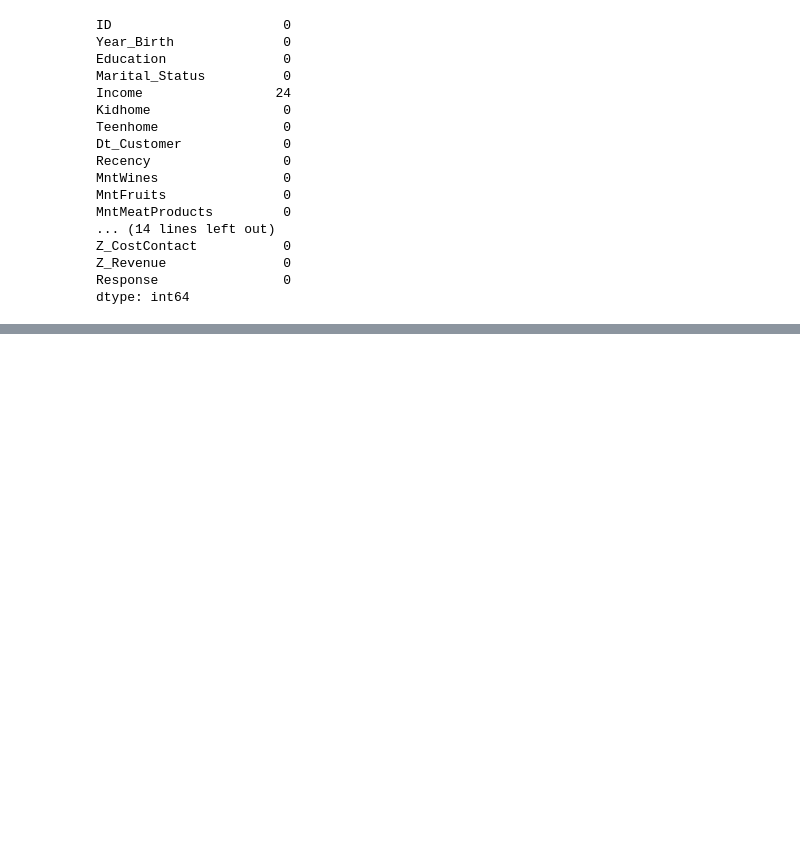
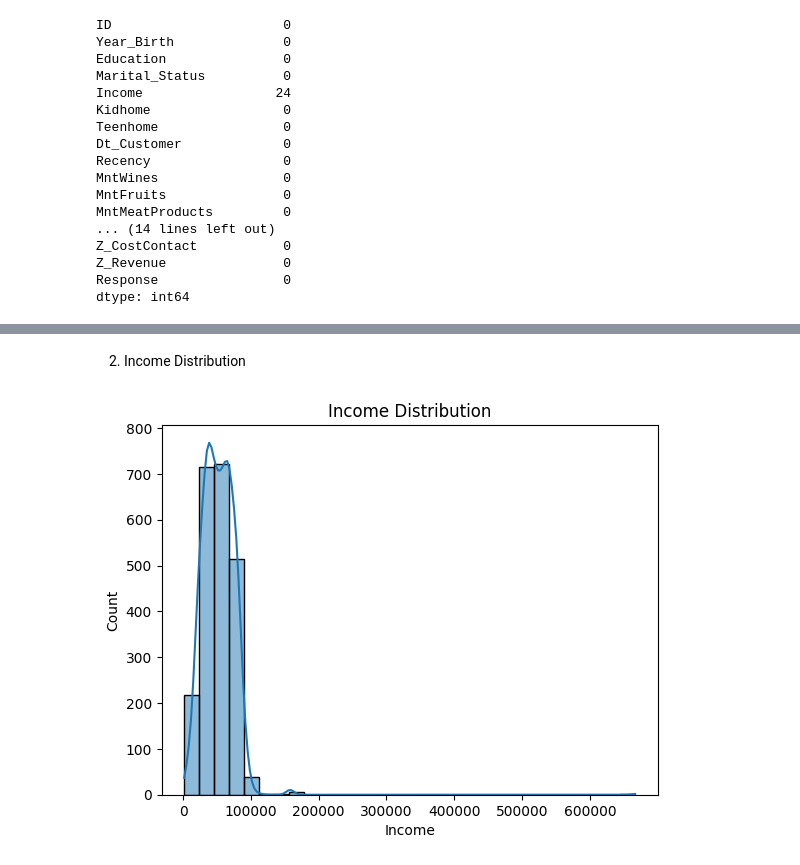
Before and after one commit to SundeepChaluvadi/Customer-Segmentation-Project, a Jupyter notebook: Analysis_Model.ipynb, the cells around one changed output, grey strips where cells are left out. Drawn from its saved outputs; the diff is of its cells as text; code cells hidden in the pictures; blank space fills up the shorter version.

```diff
--- a/Analysis_Model.ipynb
+++ b/Analysis_Model.ipynb
@@ -75,0 +190,8 @@ customers_df.dropna(inplace = True)
+# %% [markdown]
+2. Income Distribution
+# %%
+sns.histplot(customers_df['Income'], bins = 30, kde = True)
+plt.title('Income Distribution')
+plt.show()
+# %% [output]
+[figure, added]
```
Also changed, not shown: parts of 56 cells of this notebook.
